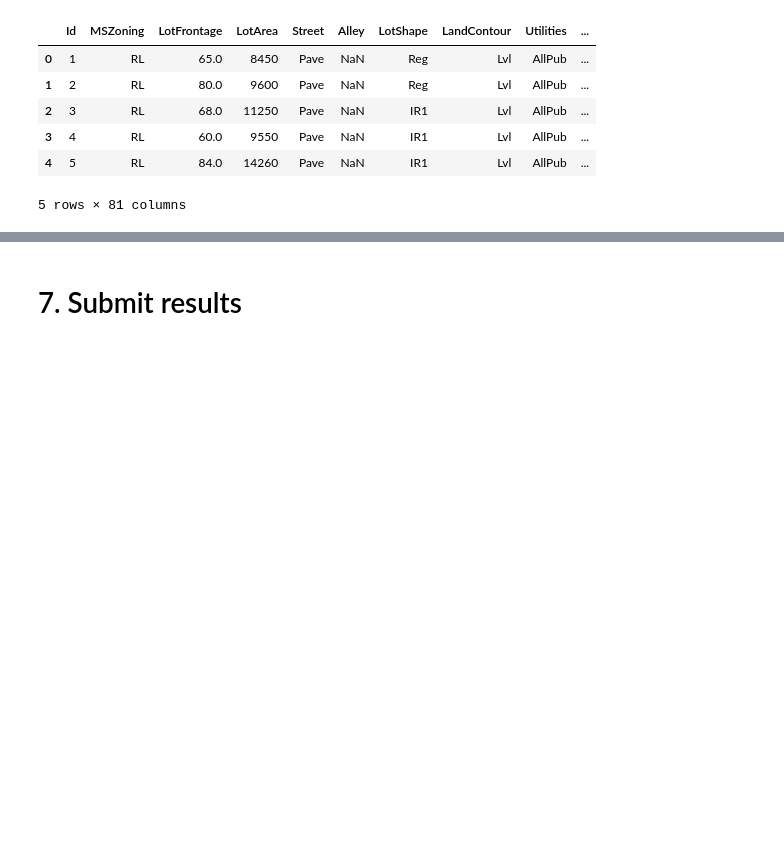
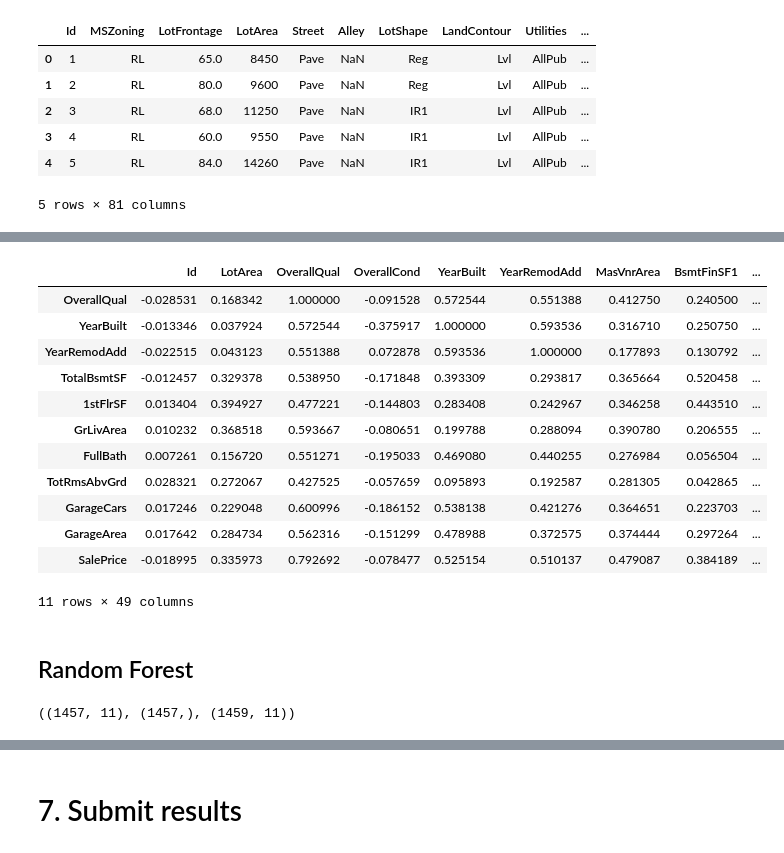
Before and after one commit to bmaelum/kaggle_houseprices, a Jupyter notebook: Kaggle House Prices.ipynb, the cells around one changed output, grey strips where cells are left out. Saved outputs shown, nothing was run; the diff lists cells and outputs as text; code cells hidden in the pictures; blank space fills up the shorter version.

```diff
--- a/Kaggle House Prices.ipynb
+++ b/Kaggle House Prices.ipynb
@@ -183,0 +499,16 @@ df_train.head()
+# %%
+corr_mat[corr_mat['SalePrice'].abs().sort_values(ascending=False) > 0.5]
+# %% [output]
+|  | Id | LotArea | OverallQual | OverallCond | YearBuilt | YearRemodAdd | MasVnrArea | BsmtFinSF1 | ... |
+| OverallQual | -0.028531 | 0.168342 | 1.000000 | -0.091528 | 0.572544 | 0.551388 | 0.412750 | 0.240500 | ... |
+| YearBuilt | -0.013346 | 0.037924 | 0.572544 | -0.375917 | 1.000000 | 0.593536 | 0.316710 | 0.250750 | ... |
+| YearRemodAdd | -0.022515 | 0.043123 | 0.551388 | 0.072878 | 0.593536 | 1.000000 | 0.177893 | 0.130792 | ... |
+| TotalBsmtSF | -0.012457 | 0.329378 | 0.538950 | -0.171848 | 0.393309 | 0.293817 | 0.365664 | 0.520458 | ... |
+| 1stFlrSF | 0.013404 | 0.394927 | 0.477221 | -0.144803 | 0.283408 | 0.242967 | 0.346258 | 0.443510 | ... |
+| GrLivArea | 0.010232 | 0.368518 | 0.593667 | -0.080651 | 0.199788 | 0.288094 | 0.390780 | 0.206555 | ... |
+| FullBath | 0.007261 | 0.156720 | 0.551271 | -0.195033 | 0.469080 | 0.440255 | 0.276984 | 0.056504 | ... |
+| TotRmsAbvGrd | 0.028321 | 0.272067 | 0.427525 | -0.057659 | 0.095893 | 0.192587 | 0.281305 | 0.042865 | ... |
+| GarageCars | 0.017246 | 0.229048 | 0.600996 | -0.186152 | 0.538138 | 0.421276 | 0.364651 | 0.223703 | ... |
+| GarageArea | 0.017642 | 0.284734 | 0.562316 | -0.151299 | 0.478988 | 0.372575 | 0.374444 | 0.297264 | ... |
+| SalePrice | -0.018995 | 0.335973 | 0.792692 | -0.078477 | 0.525154 | 0.510137 | 0.479087 | 0.384189 | ... |
+11 rows × 49 columns
@@ -183,0 +519,10 @@ df_train.head()
+# %% [markdown]
+## Random Forest
+# %%
+X_train = df_train.copy()[correlated_cols].drop("SalePrice", axis=1)
+Y_train = df_train["SalePrice"]
+correlated_cols.remove('SalePrice')
+X_test  = df_test.copy()[correlated_cols].interpolate()
+X_train.shape, Y_train.shape, X_test.shape
+# %% [output]
+((1457, 11), (1457,), (1459, 11))
```
Also changed, not shown: parts of 71 cells of this notebook, 1 other file.
